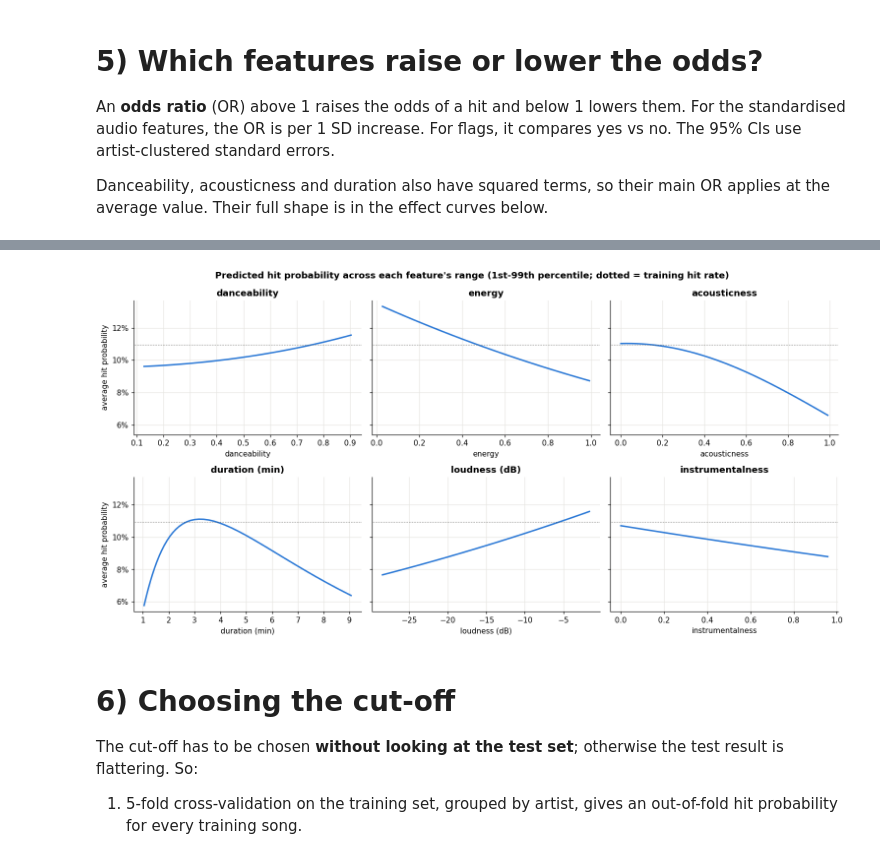
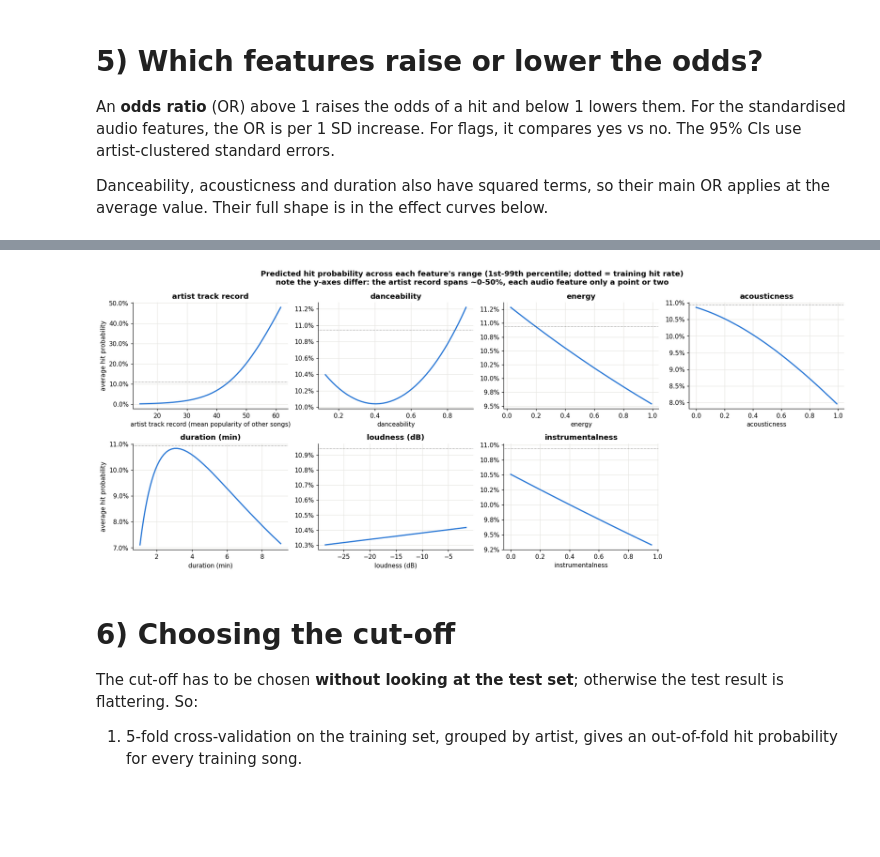
Before and after one commit to caixiaoqijessica/bt4211-final-project-spotify-dataset, a Jupyter notebook: logistic-hit.ipynb, the cells around one changed output, grey strips where cells are left out. Drawn from its saved outputs; the diff is of its cells as text; code cells hidden in the pictures; blank space fills up the shorter version.

```diff
--- a/logistic-hit.ipynb
+++ b/logistic-hit.ipynb
@@ -128,11 +153,14 @@ BASE = " + ".join("z_" + c for c in AUDIO) + " + explicit + collab + is_4_4 + no
 SQ = " + I(z_danceability**2) + I(z_acousticness**2) + I(z_log_duration**2)"
 INTER = " + z_danceability:z_valence + z_energy:z_acousticness + explicit:z_danceability"
 GENRE = " + " + " + ".join(GENRES)
+ARTIST = " + z_artist_pop + z_artist_catalogue + artist_new"
 FORMULAS = {
     "1. audio + flags": "hit ~ " + BASE,
     "2. + squares + interactions": "hit ~ " + BASE + SQ + INTER,
     "genre only": "hit ~ " + " + ".join(GENRES),
-    "3. + genre (final)": "hit ~ " + BASE + SQ + INTER + GENRE,
+    "artist only": "hit ~ " + ARTIST[3:],
+    "3. + genre": "hit ~ " + BASE + SQ + INTER + GENRE,
+    "4. + artist (final)": "hit ~ " + BASE + SQ + INTER + GENRE + ARTIST,
 }
 train, test = t[~t["in_test_set"]], t[t["in_test_set"]]
 
@@ -162,7 +190,7 @@ rows.append({"model": "no model (hit rate)", "test_avg_precision": test["hit"].m
              "test_Brier": brier_score_loss(test["hit"], np.full(len(test), train["hit"].mean()))})
 model_tbl = pd.DataFrame(rows).set_index("model")
 display(model_tbl.round(4))
-final = fits["3. + genre (final)"]
+final = fits["4. + artist (final)"]
 # %% [output]
 |  | params | train_pseudo_R2 | test_AUC | test_avg_precision | test_Brier | test_log_loss |
 | model |  |  |  |  |  |  |
@@ -174,0 +208,9 @@ final = fits["3. + genre (final)"]
+# %%
+rows = []
+for label, m in [("returning artist", test["artist_new"] == 0), ("new artist", test["artist_new"] == 1)]:
+    sub = test[m]
+    for name in ["3. + genre", "4. + artist (final)"]:
+        rows.append({"test songs": label, "model": name, "songs": len(sub), "hit_rate": sub["hit"].mean(),
+                     "AUC": roc_auc_score(sub["hit"], fits[name].predict(sub)),
+                     "avg_precision": average_precision_score(sub["hit"], fits[name].predict(sub))})
+display(pd.DataFrame(rows).set_index(["test songs", "model"]).round(3))
@@ -236,24 +310,26 @@ fig.tight_layout(); plt.savefig("figures/logit_02_odds_ratios.png", dpi=150, bbo
 # %%
 # effect curves: average predicted hit probability as one feature moves across its range, all else as observed
-CURVES = [("danceability", "danceability"), ("energy", "energy"), ("acousticness", "acousticness"),
+CURVES = [("artist_pop", "artist track record (mean popularity of other songs)"), ("danceability", "danceability"),
+          ("energy", "energy"), ("acousticness", "acousticness"),
           ("log_duration", "duration (min)"), ("loudness", "loudness (dB)"), ("instrumentalness", "instrumentalness")]
-mu, sd = train[AUDIO].mean(), train[AUDIO].std()
+mu, sd = train[SCALED].mean(), train[SCALED].std()
 base = train.sample(5_000, random_state=SEED)
-fig, axes = plt.subplots(2, 3, figsize=(14, 7), sharey=True)
+fig, axes = plt.subplots(2, 4, figsize=(17, 7))
+axes.flat[-1].axis("off")
 for ax, (col, label) in zip(axes.flat, CURVES):
     lo, hi = train[col].quantile([0.01, 0.99])
     grid = np.linspace(lo, hi, 40)
     prob = [final.predict(base.assign(**{"z_" + col: (g - mu[col]) / sd[col]})).mean() for g in grid]
     x = 2 ** grid if col == "log_duration" else grid
     ax.plot(x, prob, color=BLUE, lw=2)
     ax.axhline(train["hit"].mean(), color=MUTED, lw=0.8, ls=":")
-    ax.yaxis.set_major_formatter(mtick.PercentFormatter(1, decimals=0))
-    ax.set_xlabel(label); ax.set_title(label)
+    ax.yaxis.set_major_formatter(mtick.PercentFormatter(1, decimals=1))
+    ax.set_xlabel(label); ax.set_title(label.split(" (mean")[0])
 axes[0, 0].set_ylabel("average hit probability"); axes[1, 0].set_ylabel("average hit probability")
-fig.suptitle("Predicted hit probability across each feature's range (1st-99th percentile; dotted = training hit rate)", fontweight="bold")
+fig.suptitle("Predicted hit probability across each feature's range (1st-99th percentile; dotted = training hit rate)\nnote the y-axes differ: the artist record spans ~0-50%, each audio feature only a point or two", fontweight="bold")
 fig.tight_layout(); plt.savefig("figures/logit_03_effect_curves.png", dpi=150, bbox_inches="tight"); plt.show()
 # %% [output]
-[figure, old version]
+[figure, new version]
 # %% [markdown]
 # 6) Choosing the cut-off
 The cut-off has to be chosen **without looking at the test set**; otherwise the test result is flattering. So:
```
Also changed, not shown: parts of 13 cells of this notebook, 6 other files.
